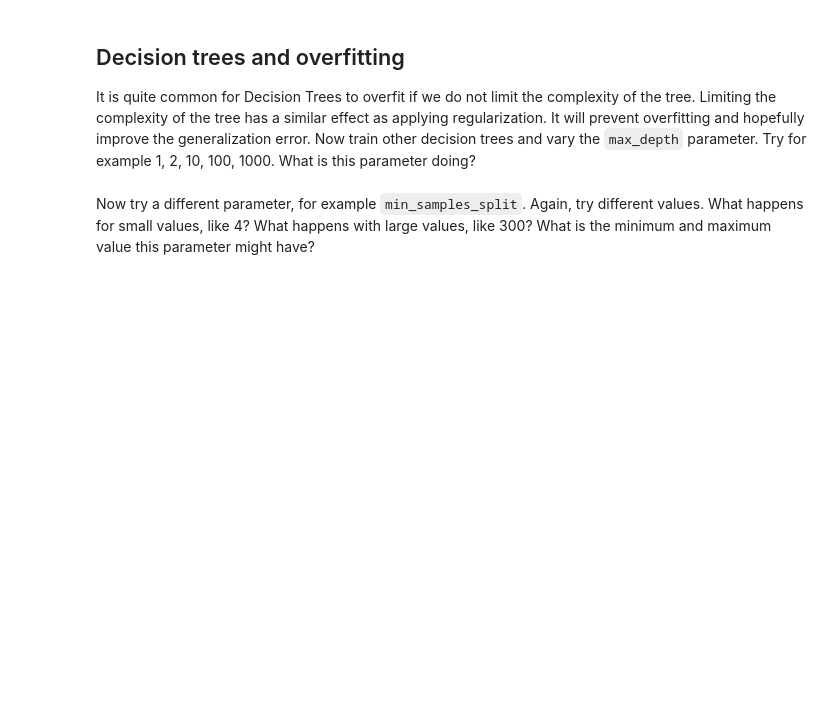
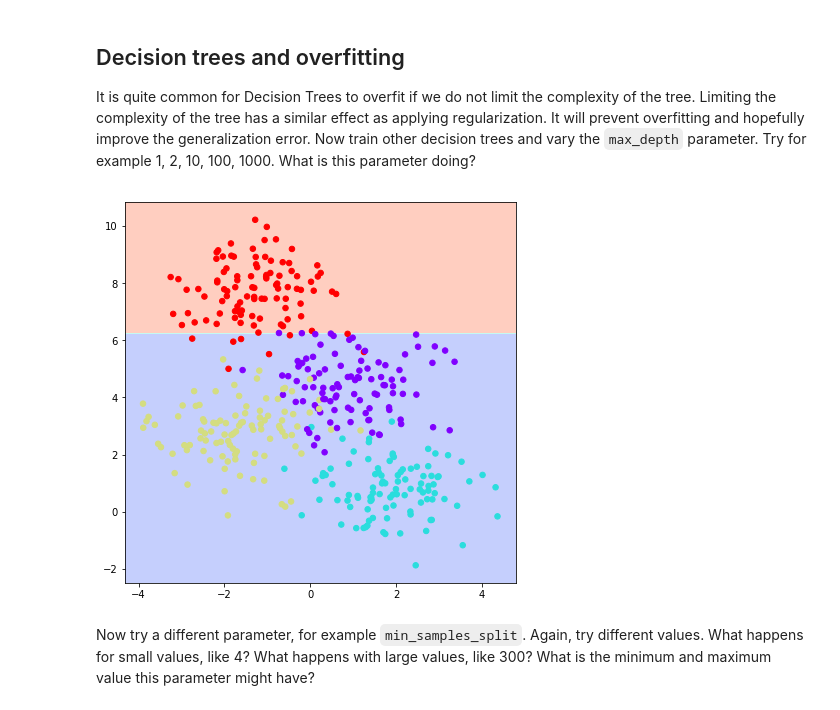
Before and after one commit to pdejorge/BTS_Classical_Data_Analysis, a Jupyter notebook: Session6_Random_Forests/Exercise 1 - Decision Trees and Random Forests.ipynb, the cells around one changed output. Saved outputs shown, nothing was run; the diff lists cells and outputs as text; code cells hidden in the pictures; blank space fills up the shorter version.

```diff
--- a/Session6_Random_Forests/Exercise 1 - Decision Trees and Random Forests.ipynb
+++ b/Session6_Random_Forests/Exercise 1 - Decision Trees and Random Forests.ipynb
@@ -56,5 +80,12 @@ Use the previous function to plot the results of the random forest, what can you
 # %% [markdown]
 ## Decision trees and overfitting
 It is quite common for Decision Trees to overfit if we do not limit the complexity of the tree. Limiting the complexity of the tree has a similar effect as applying regularization. It will prevent overfitting and hopefully improve the generalization error. Now train other decision trees and vary the `max_depth` parameter. Try for example 1, 2, 10, 100, 1000. What is this parameter doing?
+# %%
+tree = DecisionTreeClassifier(max_depth=1, random_state=0)
+tree.fit(X, y)
+
+visualize_classifier(tree, X, y)
+# %% [output]
+[figure, added]
 # %% [markdown]
 Now try a different parameter, for example `min_samples_split`. Again, try different values. What happens for small values, like 4? What happens with large values, like 300? What is the minimum and maximum value this parameter might have?
```
Also changed, not shown: parts of 8 cells of this notebook.
